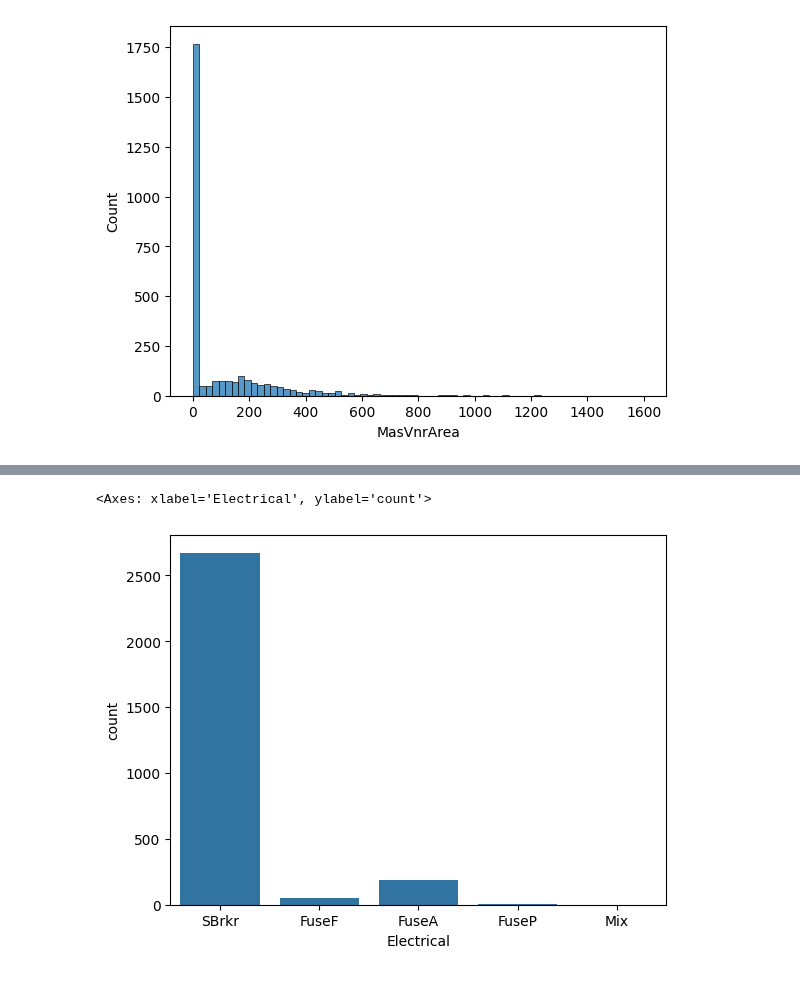
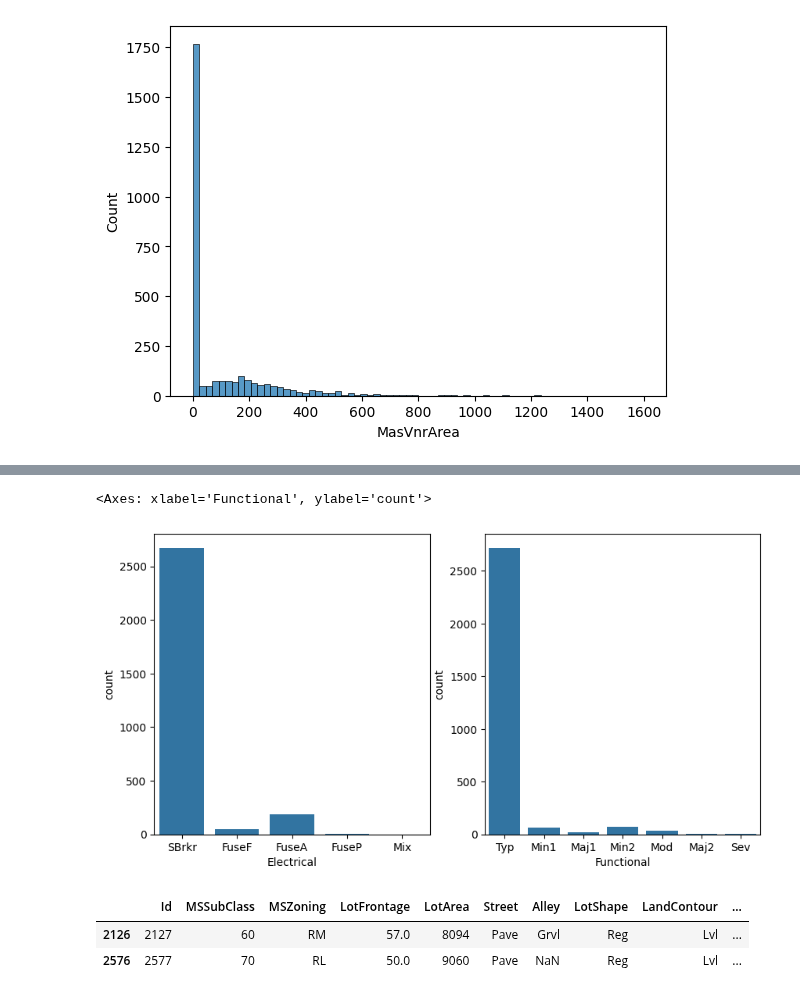
Before and after one commit to LoneCoder21/Kaggle-Notebooks, a Jupyter notebook: Regression/House Prices/property_prices.ipynb, the cells around one changed output, grey strips where cells are left out. Saved outputs shown, nothing was run; the diff lists cells and outputs as text; code cells hidden in the pictures.

```diff
--- a/Regression/House Prices/property_prices.ipynb
+++ b/Regression/House Prices/property_prices.ipynb
@@ -121,14 +96,16 @@ sns.countplot(data,x="BsmtFullBath")
 # %%
 data['BsmtQual'] = data.groupby(by=["KitchenQual"])['BsmtQual'].apply(lambda x: x.fillna(x.mode())).reset_index(drop=True)
-# basement height. # maybe bucket the more relevant features. GarageYrBlt and SalePrice are correlated. TotalBsmtSqFt is correlated
-data['BsmtFinSF1'] = data.groupby(by=["BsmtFinType1", "BsmtFullBath"])['BsmtFinSF1'].apply(lambda x: x.fillna(x.mode())).reset_index(drop=True)
+data['BsmtFinSF1'] = data.groupby(by=["BsmtFinType1", "BsmtFullBath"])['BsmtFinSF1'].apply(lambda x: x.fillna(x.median())).reset_index(drop=True)
 data['BsmtFinSF2'] = data['BsmtFinSF2'].fillna(0.0)
-data['BsmtUnfSF'] = data.groupby(by=["BsmtFinType1", "BsmtFullBath"])['BsmtUnfSF'].apply(lambda x: x.fillna(x.mode())).reset_index(drop=True)
-data['TotalBsmtSF'] = data.groupby(by=["OverallQual", "BsmtQual"])['TotalBsmtSF'].apply(lambda x: x.fillna(x.mode())).reset_index(drop=True)
+data['BsmtUnfSF'] = data.groupby(by=["BsmtFinType1", "BsmtFullBath"])['BsmtUnfSF'].apply(lambda x: x.fillna(x.median())).reset_index(drop=True)
+data['TotalBsmtSF'] = data.groupby(by=["OverallQual", "BsmtQual"])['TotalBsmtSF'].apply(lambda x: x.fillna(x.median())).reset_index(drop=True)
 data['BsmtFullBath'] = data.groupby(by=["BsmtFinType1"])['BsmtFullBath'].apply(lambda x: x.fillna(x.mode())).reset_index(drop=True)
 data['BsmtHalfBath'] = data['BsmtHalfBath'].fillna(data['BsmtHalfBath'].mode())
-# %%
-sns.countplot(data,x="Electrical")
-# %% [output]
-<Axes: xlabel='Electrical', ylabel='count'>
-[figure, removed]
+# %%
+fig, axs = plt.subplots(ncols=2, figsize=(10,5))
+
+sns.countplot(data,x="Electrical",ax=axs[0])
+sns.countplot(data,x="Functional",ax=axs[1])
+# %% [output]
+<Axes: xlabel='Functional', ylabel='count'>
+[figure, added]
@@ -134,0 +116,7 @@ sns.countplot(data,x="Electrical")
+# %%
+garage = data[data['GarageType'].notnull()]
+garage[garage['GarageYrBlt'].isnull()]
+# %% [output]
+|  | Id | MSSubClass | MSZoning | LotFrontage | LotArea | Street | Alley | LotShape | LandContour | ... |
+| 2126 | 2127 | 60 | RM | 57.0 | 8094 | Pave | Grvl | Reg | Lvl | ... |
+| 2576 | 2577 | 70 | RL | 50.0 | 9060 | Pave | NaN | Reg | Lvl | ... |
```
Also changed, not shown: parts of 14 cells of this notebook.
